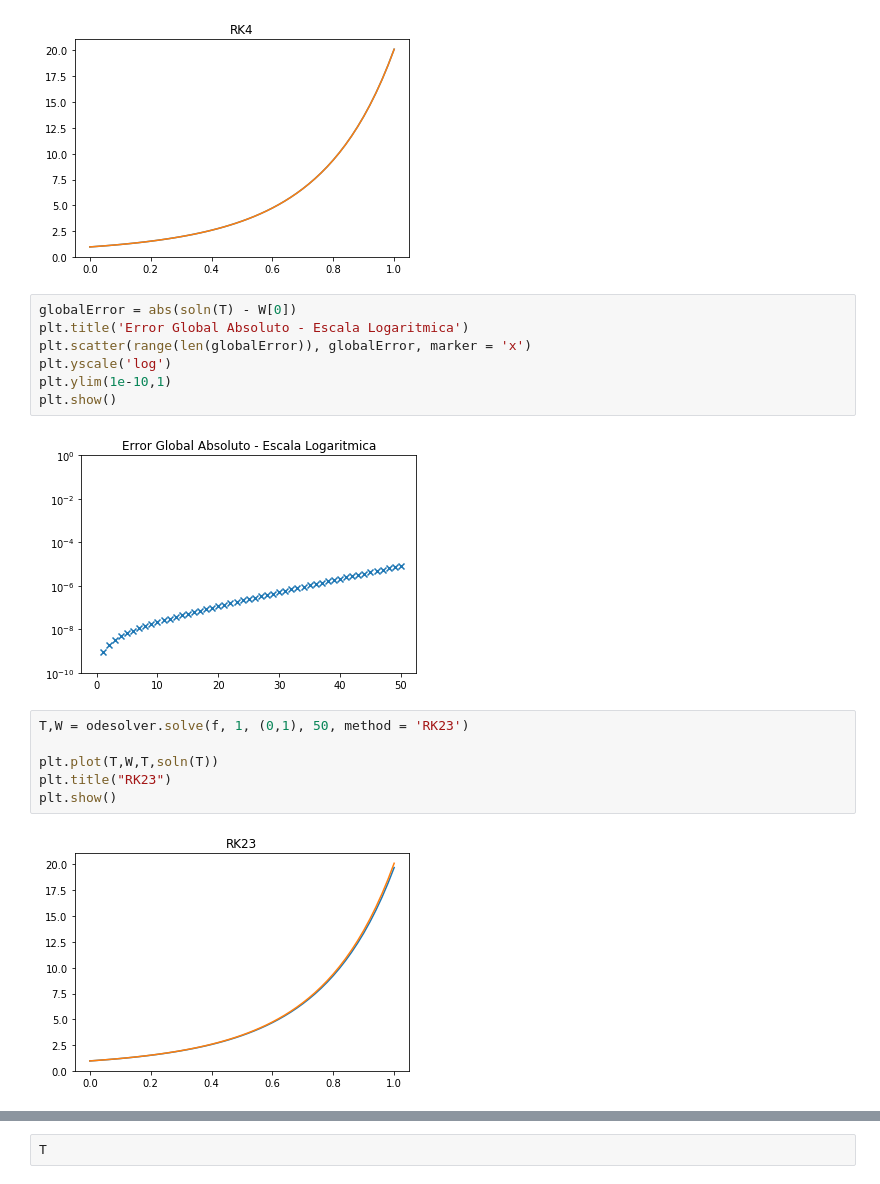
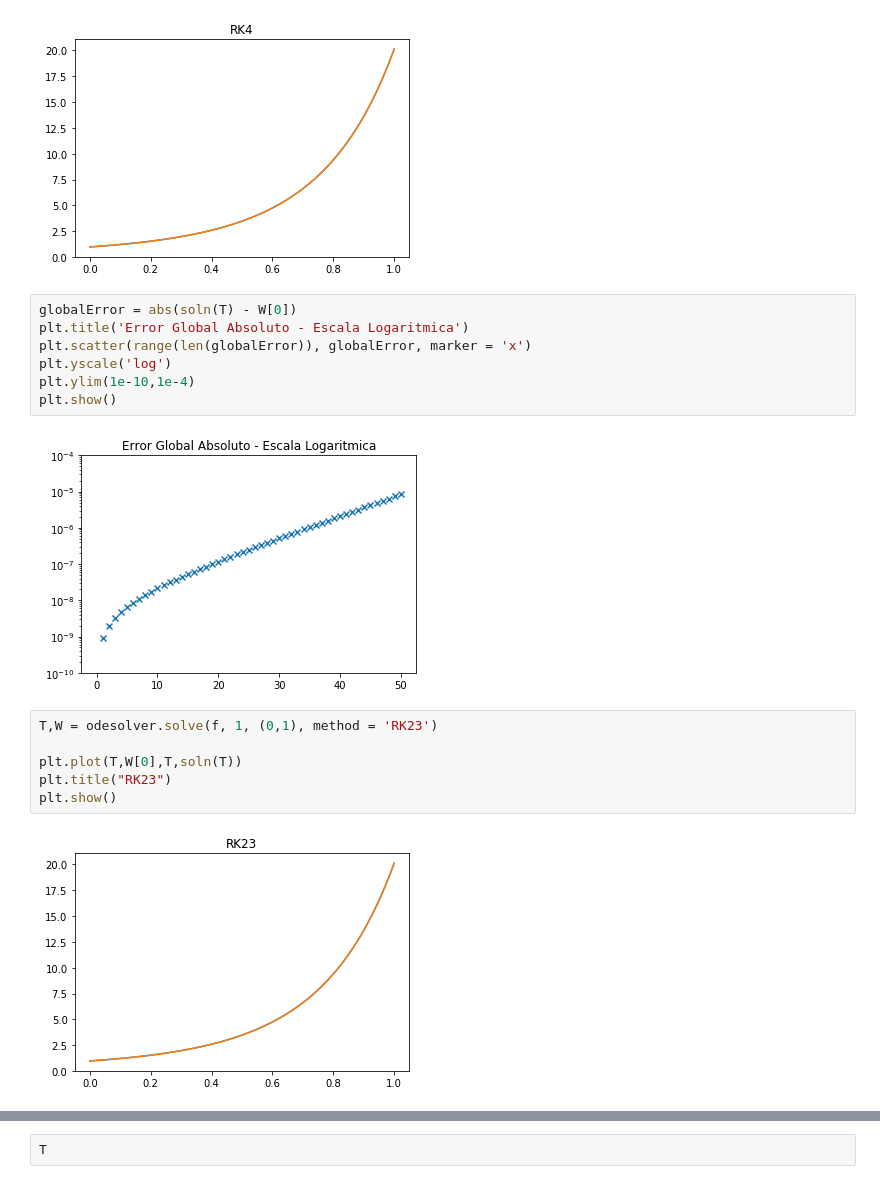
Before and after one commit to ekiMGlz/ODEMethods, a Jupyter notebook: Pruebas Metodos.ipynb, the cells around one changed output, grey strips where cells are left out. Drawn from its saved outputs; the diff is of its cells as text.

```diff
--- a/Pruebas Metodos.ipynb
+++ b/Pruebas Metodos.ipynb
@@ -119,18 +119,18 @@ plt.show()
 # %%
 globalError = abs(soln(T) - W[0])
 plt.title('Error Global Absoluto - Escala Logaritmica')
 plt.scatter(range(len(globalError)), globalError, marker = 'x')
 plt.yscale('log')
-plt.ylim(1e-10,1)
+plt.ylim(1e-10,1e-4)
 plt.show()
 # %% [output]
-[figure, old version]
+[figure, new version]
 # %%
-T,W = odesolver.solve(f, 1, (0,1), 50, method = 'RK23')
+T,W = odesolver.solve(f, 1, (0,1), method = 'RK23')
 
-plt.plot(T,W,T,soln(T))
+plt.plot(T,W[0],T,soln(T))
 plt.title("RK23")
 plt.show()
 # %% [output]
-[figure, old version]
+[figure, new version]
 # %%
```
Also changed, not shown: parts of 5 cells of this notebook, 1 other file.
